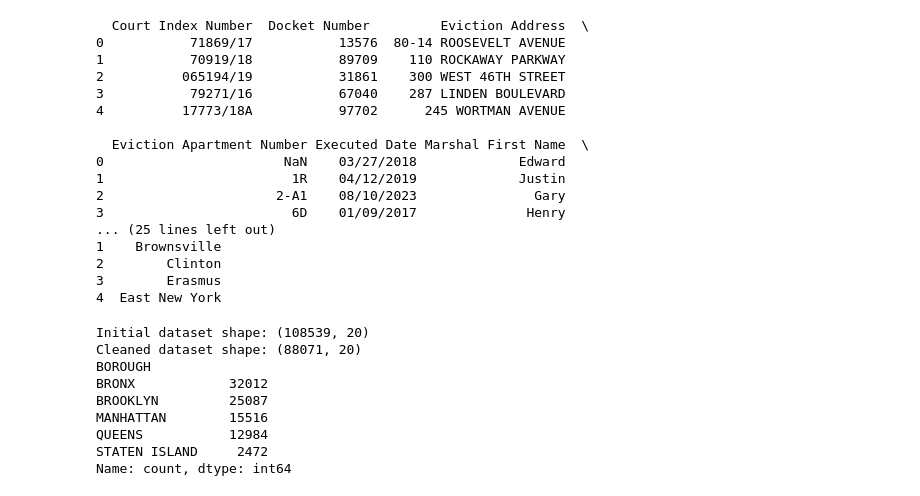
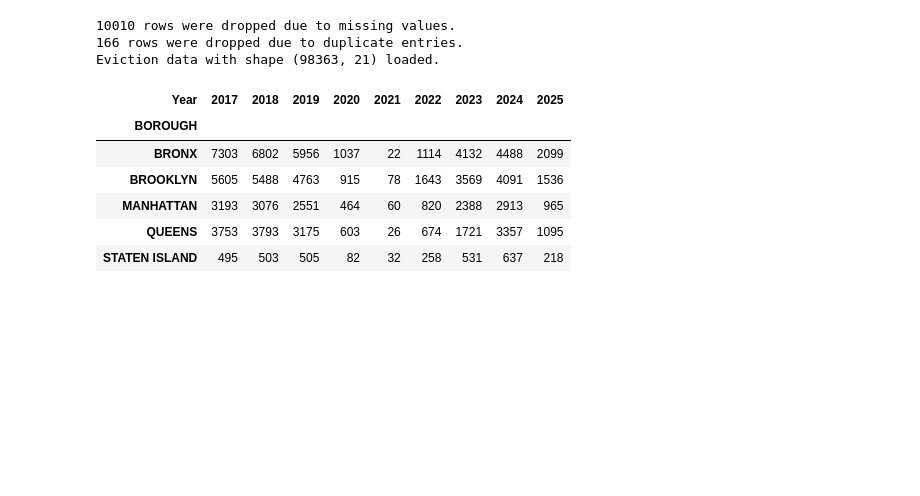
Before and after one commit to derekmesp/STAT3106-Project, a Jupyter notebook: report.ipynb, the cells around one changed output. Saved outputs shown, nothing was run; the diff lists cells and outputs as text; code cells hidden in the pictures; blank space fills up the shorter version.

```diff
--- a/report.ipynb
+++ b/report.ipynb
@@ -1,49 +1,25 @@
 # %%
-#Importing the data
-
 import pandas as pd
-data = pd.read_csv('/Users/lloxcilopez/Documents/GitHub/STAT3106-Project/Evictions_20250506.csv')
-print(data.head())
+import numpy as np
+import folium
+import matplotlib.pyplot as plt
+from folium.plugins import HeatMap
+from IPython.display import display
-# %% [output]
-  Court Index Number  Docket Number         Eviction Address  \
-0           71869/17           13576  80-14 ROOSEVELT AVENUE
-1           70919/18           89709    110 ROCKAWAY PARKWAY
-2          065194/19           31861    300 WEST 46TH STREET
-3           79271/16           67040    287 LINDEN BOULEVARD
-4          17773/18A           97702      245 WORTMAN AVENUE
-
-  Eviction Apartment Number Executed Date Marshal First Name  \
-0                       NaN    03/27/2018             Edward
-1                        1R    04/12/2019             Justin
-2                      2-A1    08/10/2023               Gary
-3                        6D    01/09/2017              Henry
-... (25 lines left out)
-1    Brownsville
-2        Clinton
-3        Erasmus
-4  East New York
-# %%
-#exploring the data
-
-#dims
-import pandas as pd
-
-print(f"Initial dataset shape: {data.shape}")
-cleaned_data = data.dropna()
-print(f"Cleaned dataset shape: {cleaned_data.shape}")
-
-
-#stats by borough on evection
-
-evictions_per_borough = cleaned_data['BOROUGH'].value_counts()
-print(evictions_per_borough)
-# %% [output]
-Initial dataset shape: (108539, 20)
-Cleaned dataset shape: (88071, 20)
-BOROUGH
-BRONX            32012
-BROOKLYN         25087
-MANHATTAN        15516
-QUEENS           12984
-STATEN ISLAND     2472
-Name: count, dtype: int64
+# %%
+from ingest_data import load_eviction
+df = pd.read_csv('preprocessed_eviction_data.csv')
+# %% [output]
+10010 rows were dropped due to missing values.
+166 rows were dropped due to duplicate entries.
+Eviction data with shape (98363, 21) loaded.
+# %%
+eviction_counts = df.groupby(['BOROUGH', 'Year']).size().unstack(fill_value=0)
+eviction_counts
+# %% [output]
+| Year | 2017 | 2018 | 2019 | 2020 | 2021 | 2022 | 2023 | 2024 | 2025 |
+| BOROUGH |  |  |  |  |  |  |  |  |  |
+| BRONX | 7303 | 6802 | 5956 | 1037 | 22 | 1114 | 4132 | 4488 | 2099 |
+| BROOKLYN | 5605 | 5488 | 4763 | 915 | 78 | 1643 | 3569 | 4091 | 1536 |
+| MANHATTAN | 3193 | 3076 | 2551 | 464 | 60 | 820 | 2388 | 2913 | 965 |
+| QUEENS | 3753 | 3793 | 3175 | 603 | 26 | 674 | 1721 | 3357 | 1095 |
+| STATEN ISLAND | 495 | 503 | 505 | 82 | 32 | 258 | 531 | 637 | 218 |
```
Also changed, not shown: parts of 4 cells of this notebook, 2 other files.
